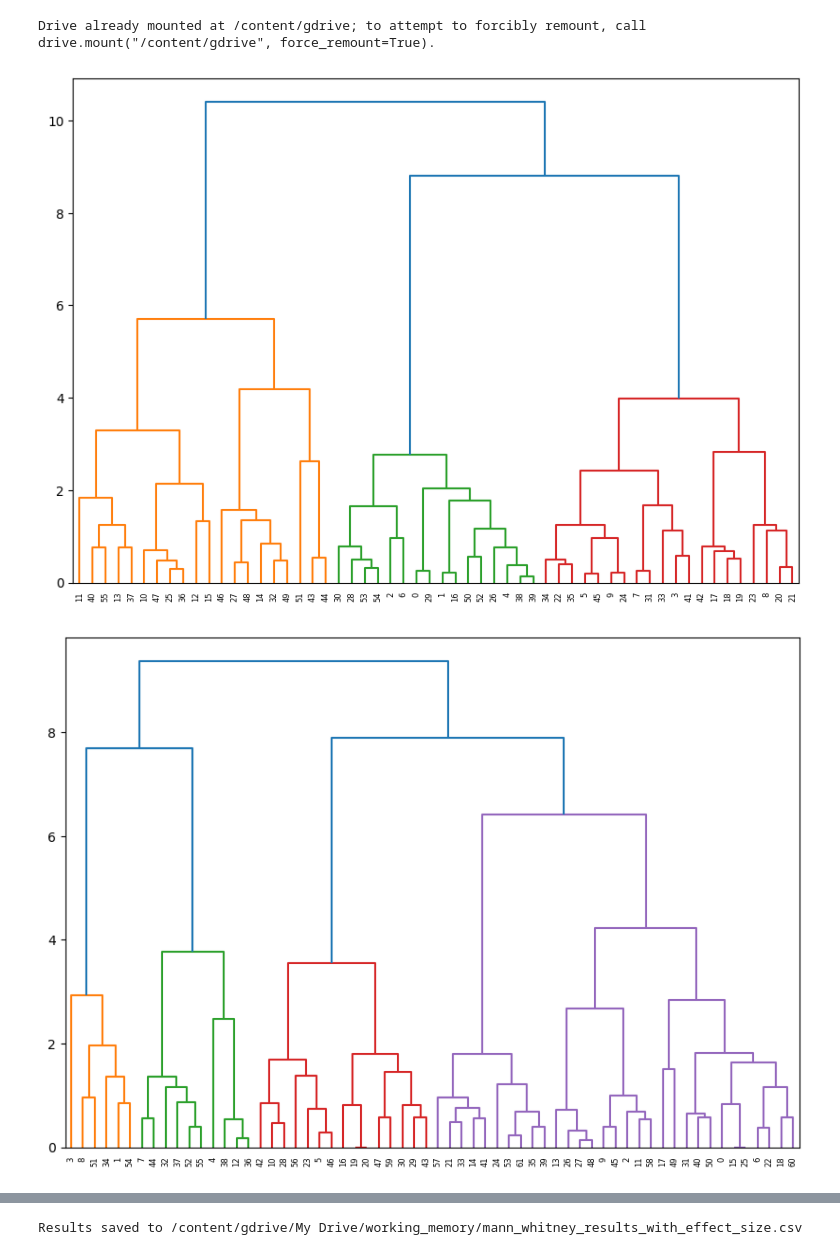
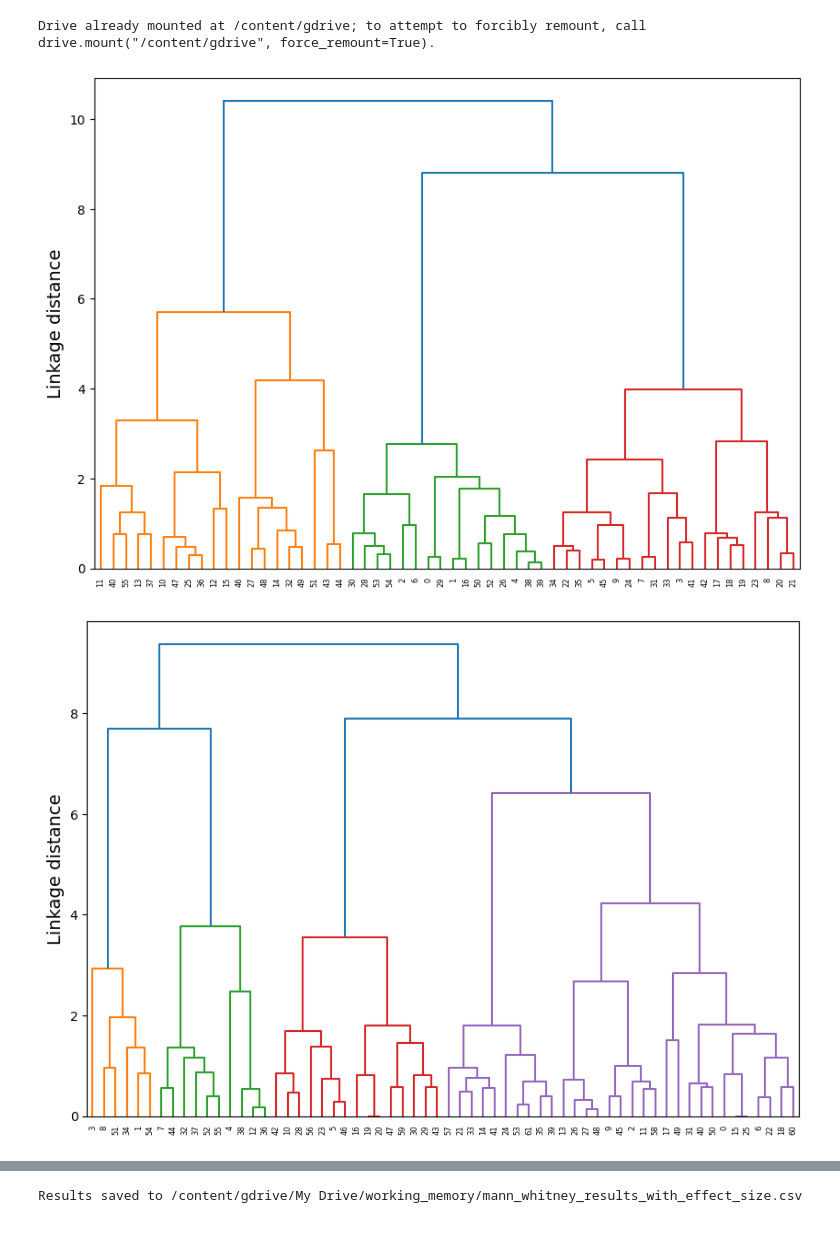
Before and after one commit to Nadezda-Sut/EEG, a Jupyter notebook: hierarchical_cluster_analysis.ipynb, the cells around one changed output, grey strips where cells are left out. Drawn from its saved outputs; the diff is of its cells as text; code cells hidden in the pictures.

```diff
--- a/hierarchical_cluster_analysis.ipynb
+++ b/hierarchical_cluster_analysis.ipynb
@@ -41,12 +41,14 @@ X_adolescents_scaled = scaler.fit_transform(X_adolescents)
 
 # Построение дендрограммы для детей
 plt.figure(figsize=(10, 7))
+plt.ylabel("Linkage distance", fontsize=14)
 #plt.title("Дендрограмма для детей (стандартизированные данные)")
 dend = shc.dendrogram(shc.linkage(X_children_scaled, method='ward'))
 plt.show()
 
 # Построение дендрограммы для подростков
 plt.figure(figsize=(10, 7))
+plt.ylabel("Linkage distance", fontsize=14)
 #plt.title("Дендрограмма для подростков (стандартизированные данные)")
 dend = shc.dendrogram(shc.linkage(X_adolescents_scaled, method='ward'))
 plt.show()
@@ -266,44 +268,44 @@ def plot_standardized_scores(profiles, age_group, measures):
     for profile_name, profile_data in profiles.items():
         mean_scores = np.mean(profile_data, axis=0)
         #std_devs = np.std(profile_data, axis=0) ,yerr=std_devs
-        plt.errorbar(measures, mean_scores, label=profile_name, fmt='o-', capsize=5)
+        plt.errorbar(measures, mean_scores, label=profile_name, fmt='o-', capsize=5, linewidth=2)
 
     plt.axhline(0, color='black', linewidth=0.5)
-    plt.ylim(-3, 3)  # Ограничение диапазона оси Y от -3 до 3
-    plt.xlabel('Measures')
+    plt.ylim(-2.5, 2.5)  # Ограничение диапазона оси Y от -3 до 3
+    #plt.xlabel('Measures')
     plt.ylabel('Z-Score')
     plt.grid(True)
     plt.legend(title=age_group)
     plt.show()
 
 
 # Подготовка данных для построения графиков
 measures = ['Series 1', 'Series 2', 'Series 3']
 
 # Кластеры для детей и подростков
 profiles_children = {
     'Cluster 1': X_children_scaled[children_clusters == 0],
     'Cluster 2': X_children_scaled[children_clusters == 1],
     'Cluster 3': X_children_scaled[children_clusters == 2]
 }
 
 profiles_adolescents = {
     'Cluster 1': X_adolescents_scaled[adolescents_clusters == 0],
     'Cluster 2': X_adolescents_scaled[adolescents_clusters == 1],
     'Cluster 3': X_adolescents_scaled[adolescents_clusters == 2],
     'Cluster 4': X_adolescents_scaled[adolescents_clusters == 3]
 }
 
 # Построение графиков Z-Score
 print("\nZ-Score Plot for Children")
 plot_standardized_scores(profiles_children, "Children", measures)
 
 print("\nZ-Score Plot for Adolescents")
 plot_standardized_scores(profiles_adolescents, "Adolescents", measures)
 # %% [output]
 Drive already mounted at /content/gdrive; to attempt to forcibly remount, call drive.mount("/content/gdrive", force_remount=True).
-[figure, old version]
+[figure, new version]
-[figure, old version]
+[figure, new version]
 [figure]
 [figure]
 [figure]
```
Also changed, not shown: parts of 1 cell of this notebook.
